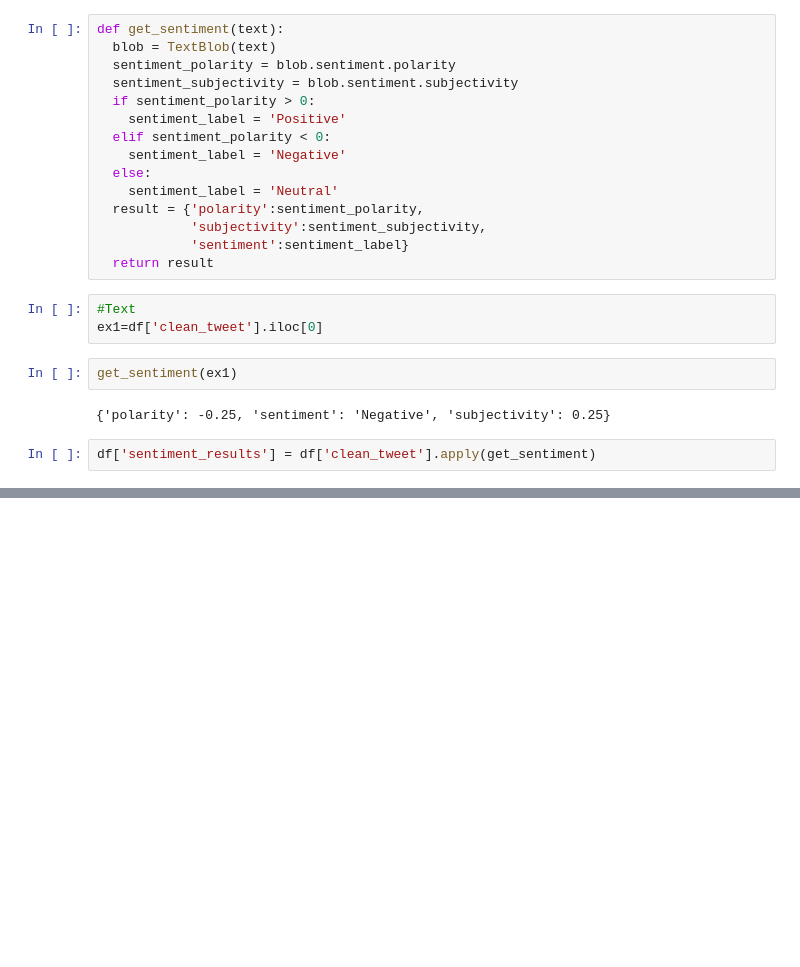
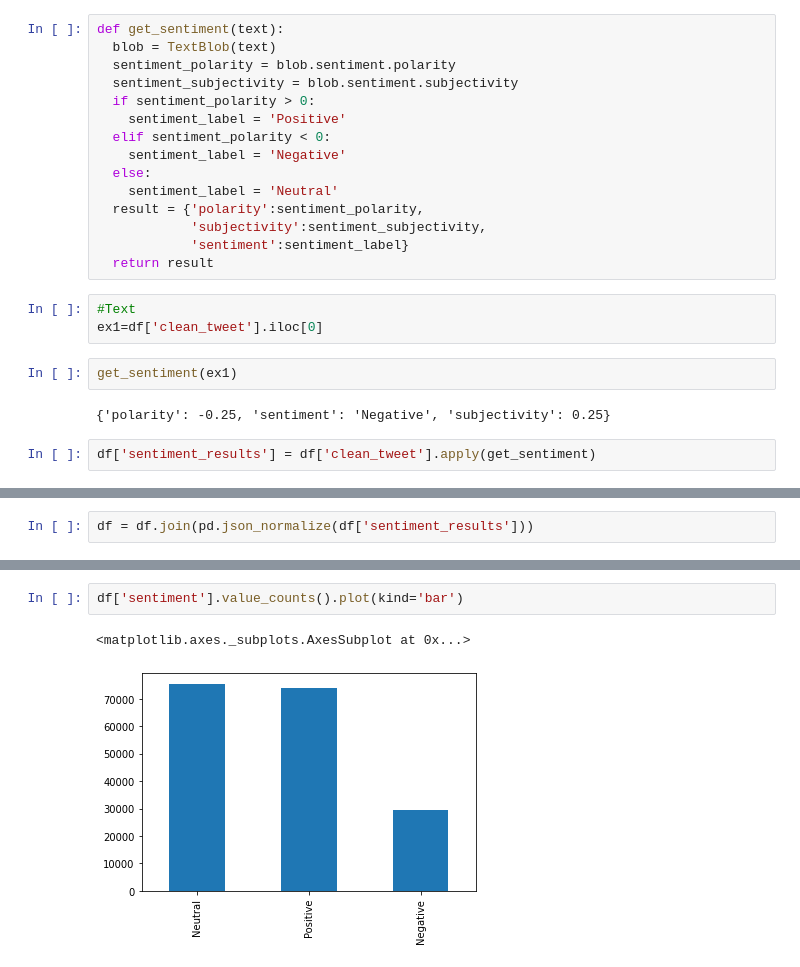
Before and after one commit to Anakha-s/Project-1, a Jupyter notebook: covid_sent_Analysis.ipynb, the cells around one changed output, grey strips where cells are left out. Drawn from its saved outputs; the diff is of its cells as text; blank space fills up the shorter version.

```diff
--- a/covid_sent_Analysis.ipynb
+++ b/covid_sent_Analysis.ipynb
@@ -323,0 +348,2 @@ df['sentiment_results'] = df['clean_tweet'].apply(get_sentiment)
+# %%
+df = df.join(pd.json_normalize(df['sentiment_results']))
@@ -323,0 +366,5 @@ df['sentiment_results'] = df['clean_tweet'].apply(get_sentiment)
+# %%
+df['sentiment'].value_counts().plot(kind='bar')
+# %% [output]
+<matplotlib.axes._subplots.AxesSubplot at 0x...>
+[figure, added]
```
Also changed, not shown: parts of 27 cells of this notebook.
